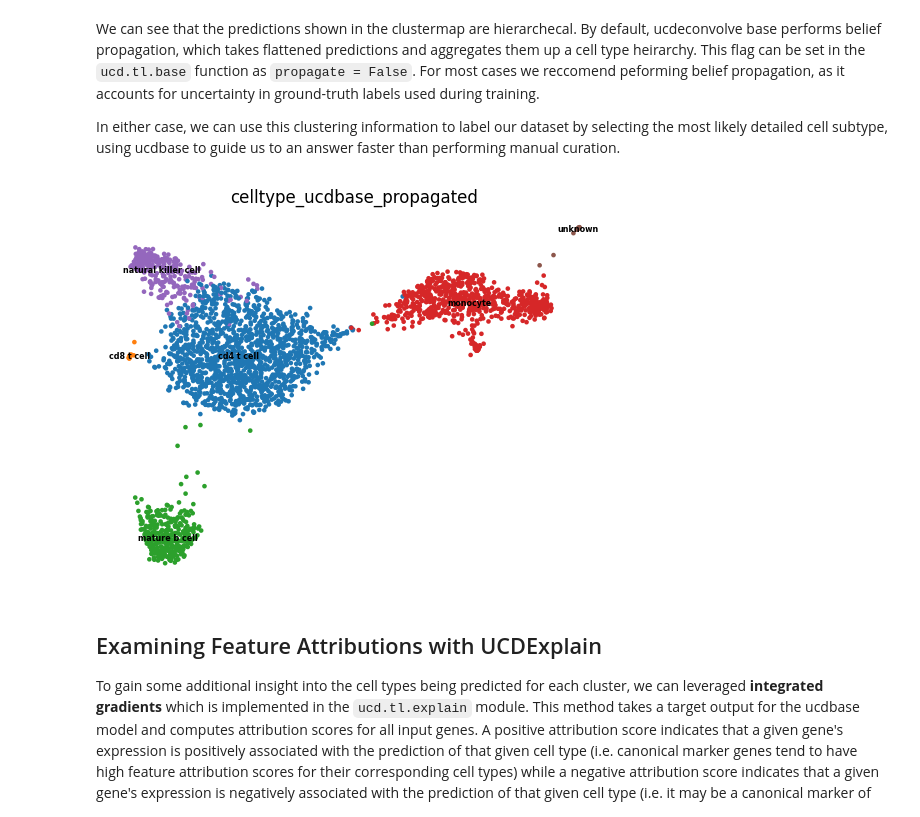
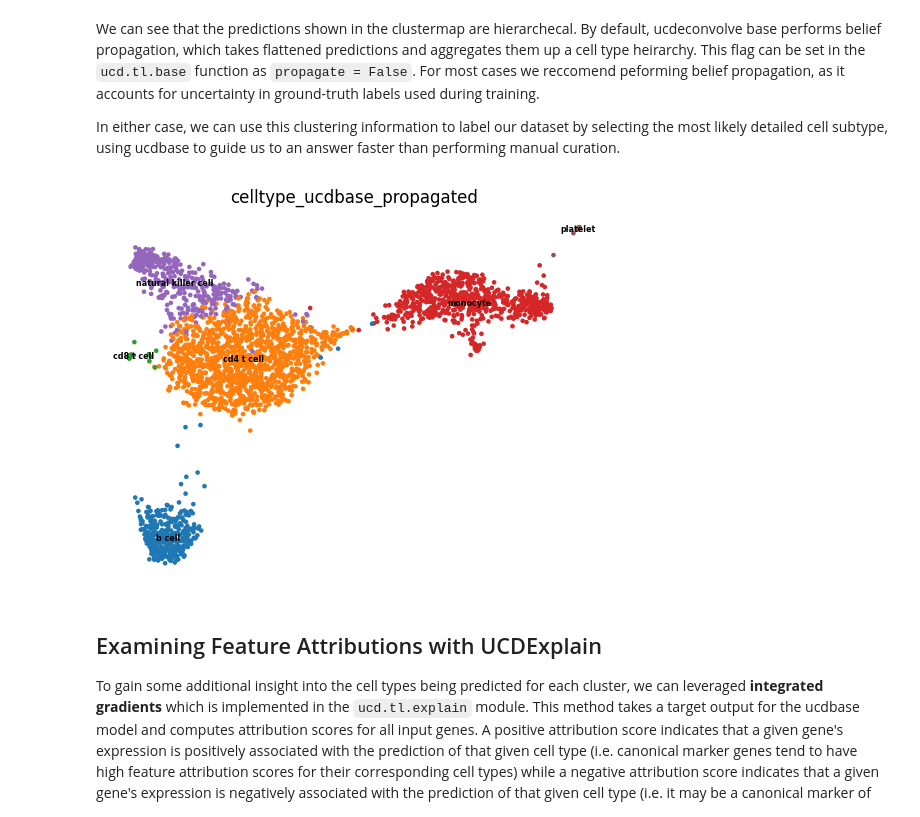
Before and after one commit to dchary/ucdeconvolve, a Jupyter notebook: docs/notebooks/single_cell_example.ipynb, the cells around one changed output. Drawn from its saved outputs; the diff is of its cells as text; code cells hidden in the pictures.

```diff
--- a/docs/notebooks/single_cell_example.ipynb
+++ b/docs/notebooks/single_cell_example.ipynb
@@ -83,16 +80,17 @@ In either case, we can use this clustering information to label our dataset by s
 # %%
 label = "celltype_ucdbase_propagated"
 adata.obs[label] = 'unknown'
-adata.obs.loc[adata.obs.leiden.isin(("2", "5")), label] = "monocyte"
-adata.obs.loc[adata.obs.leiden.isin(("3",)), label] = "mature b cell"
-adata.obs.loc[adata.obs.leiden.isin(("0","1")), label] = "cd4 t cell"
-adata.obs.loc[adata.obs.leiden.isin(("4",)), label] = "natural killer cell"
-adata.obs.loc[adata.obs.leiden.isin(("7",)), label] = "cd8 t cell"
+adata.obs.loc[adata.obs.leiden.isin(("1",)), label] = "monocyte"
+adata.obs.loc[adata.obs.leiden.isin(("4",)), label] = "platelet"
+adata.obs.loc[adata.obs.leiden.isin(("3",)), label] = "b cell"
+adata.obs.loc[adata.obs.leiden.isin(("0",)), label] = "cd4 t cell"
+adata.obs.loc[adata.obs.leiden.isin(("2",)), label] = "natural killer cell"
+adata.obs.loc[adata.obs.leiden.isin(("5",)), label] = "cd8 t cell"
 
 sc.pl.umap(adata, color = 'celltype_ucdbase_propagated', legend_loc = 'on data',
            legend_fontsize = "xx-small", frameon = False)
 # %% [output]
-[figure, old version]
+[figure, new version]
 # %% [markdown]
 ## Examining Feature Attributions with UCDExplain
 To gain some additional insight into the cell types being predicted for each cluster, we can leveraged **integrated gradients**
```
Also changed, not shown: parts of 29 cells of this notebook, 14 other files.
